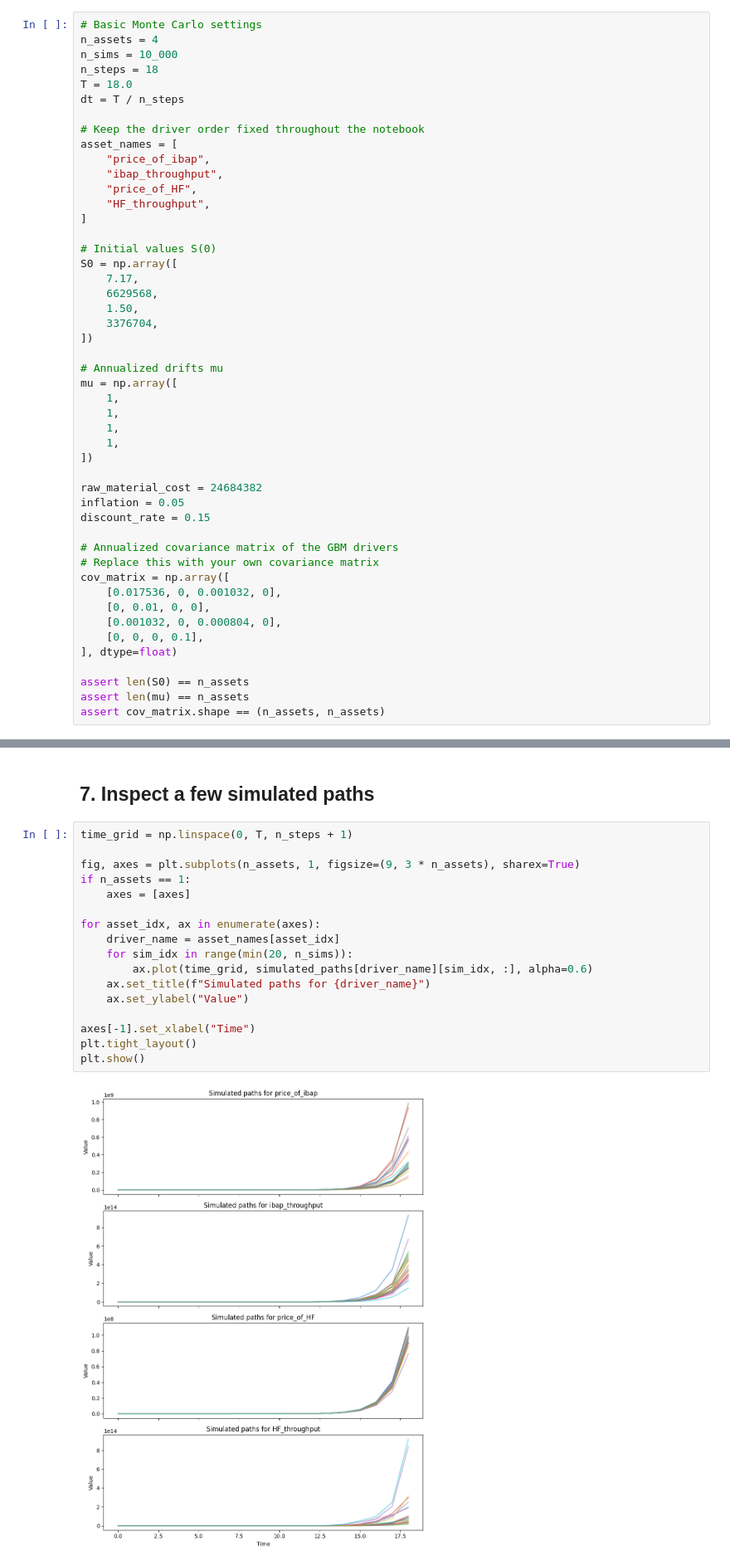
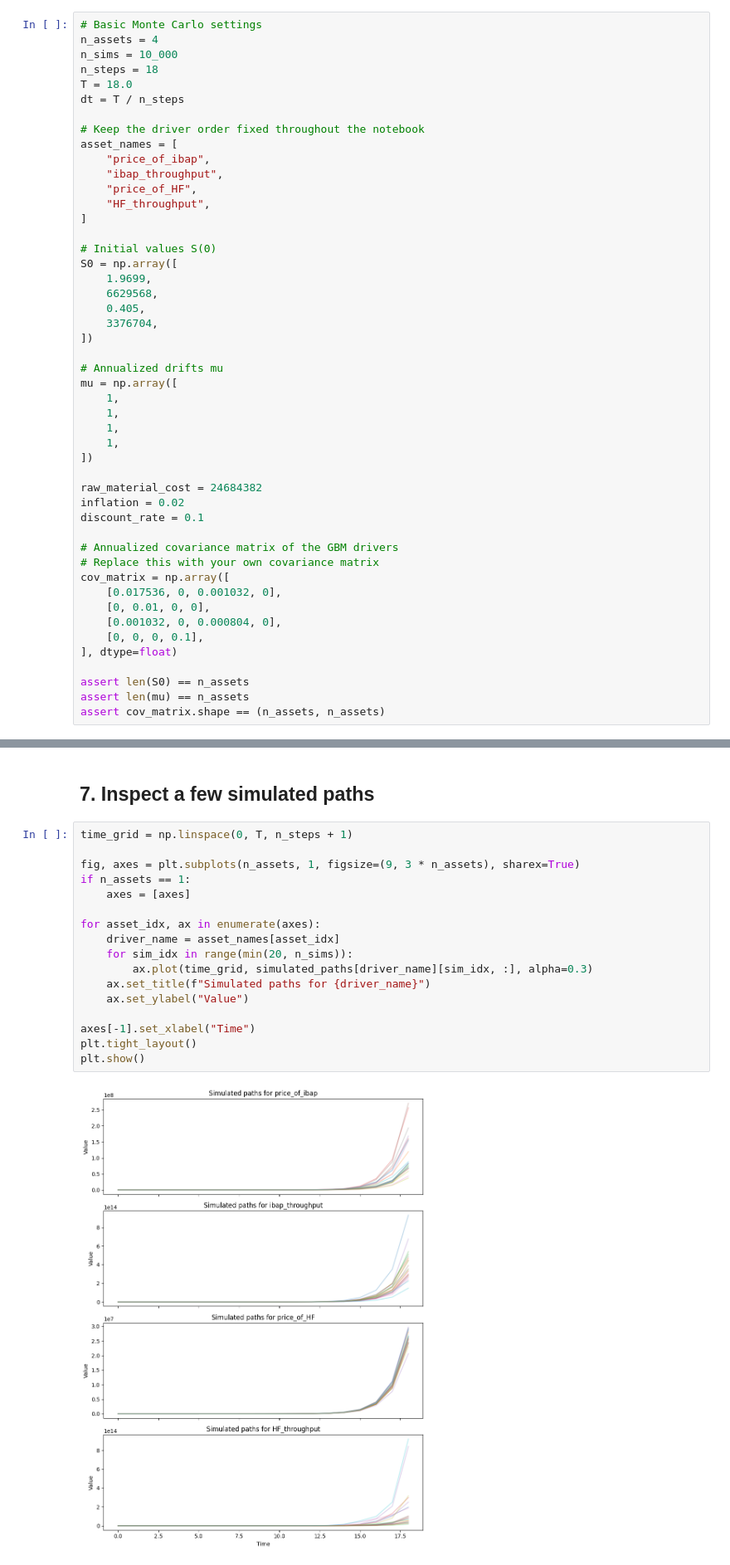
Before and after one commit to Spike-Chan-38/NUS-CN4119-Final-Year-Project-2026, a Jupyter notebook: monte_carlo_multidimGBM.ipynb, the cells around one changed output, grey strips where cells are left out. Shown at 83% size. Cells and saved outputs as stored; diff of their text form.

```diff
--- a/monte_carlo_multidimGBM.ipynb
+++ b/monte_carlo_multidimGBM.ipynb
@@ -38,9 +38,9 @@ asset_names = [
 
 # Initial values S(0)
 S0 = np.array([
-    7.17,
+    1.9699,
     6629568,
-    1.50,
+    0.405,
     3376704,
 ])
 
@@ -53,8 +53,8 @@ mu = np.array([
 ])
 
 raw_material_cost = 24684382
-inflation = 0.05
-discount_rate = 0.15
+inflation = 0.02
+discount_rate = 0.1
 
 # Annualized covariance matrix of the GBM drivers
 # Replace this with your own covariance matrix
@@ -274,22 +274,22 @@ plt.show()
 # %%
 time_grid = np.linspace(0, T, n_steps + 1)
 
 fig, axes = plt.subplots(n_assets, 1, figsize=(9, 3 * n_assets), sharex=True)
 if n_assets == 1:
     axes = [axes]
 
 for asset_idx, ax in enumerate(axes):
     driver_name = asset_names[asset_idx]
     for sim_idx in range(min(20, n_sims)):
-        ax.plot(time_grid, simulated_paths[driver_name][sim_idx, :], alpha=0.6)
+        ax.plot(time_grid, simulated_paths[driver_name][sim_idx, :], alpha=0.3)
     ax.set_title(f"Simulated paths for {driver_name}")
     ax.set_ylabel("Value")
 
 axes[-1].set_xlabel("Time")
 plt.tight_layout()
 plt.show()
 # %% [output]
-[figure, old version]
+[figure, new version]
 # %% [markdown]
 ## Notes
 
```
Also changed, not shown: parts of 15 cells of this notebook.
